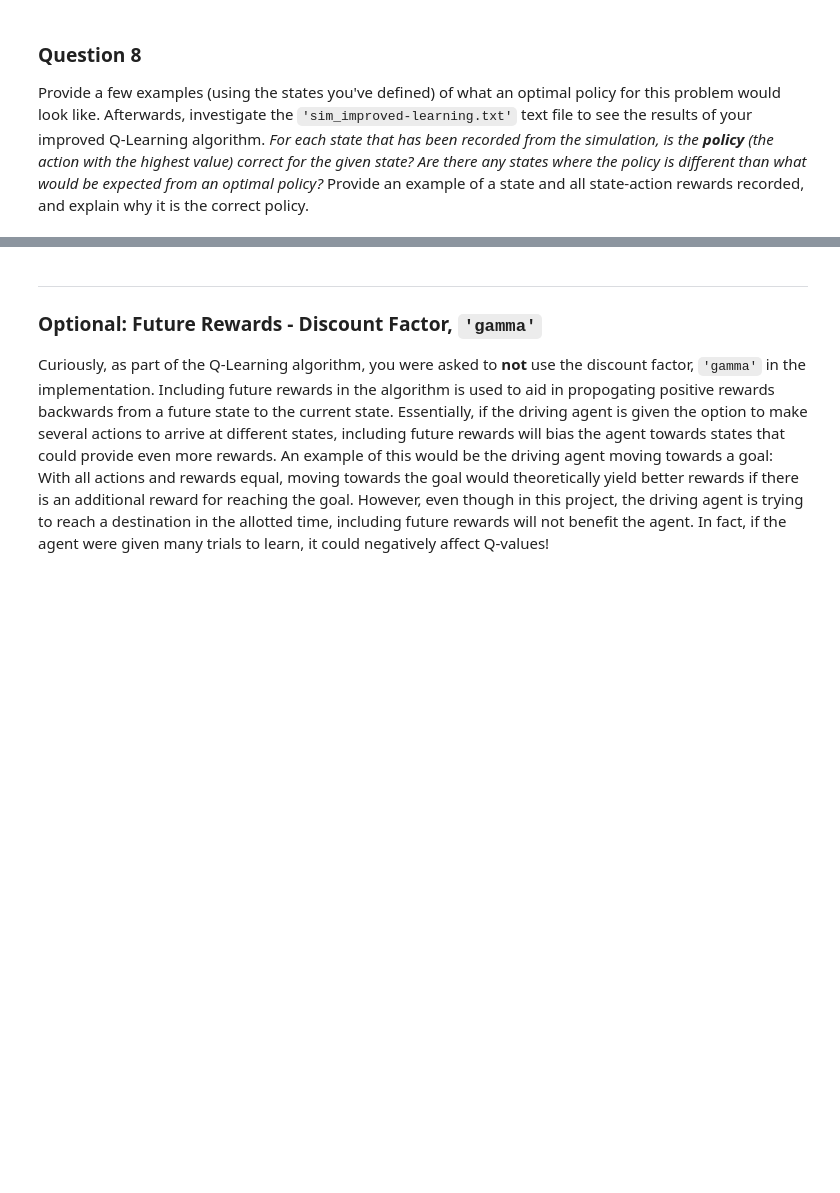
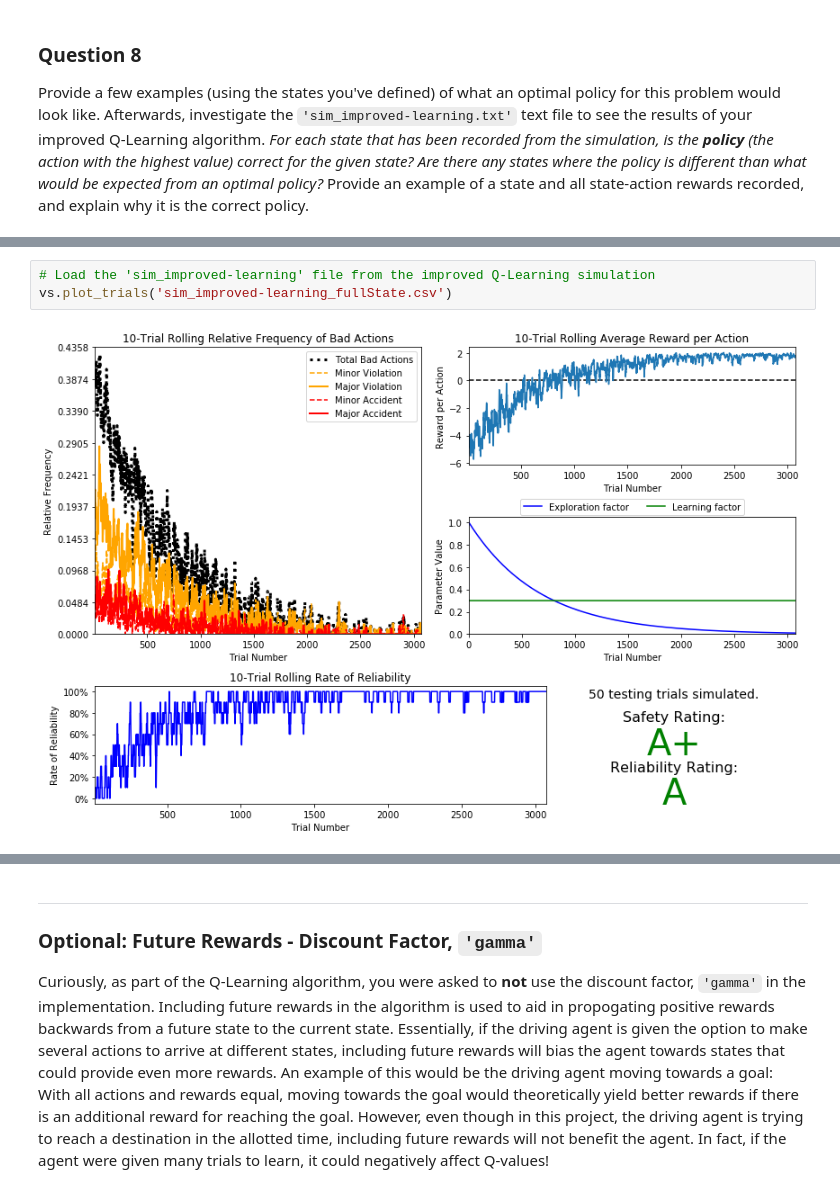
Before and after one commit to mqkh515/udacityMLND, a Jupyter notebook: projects/smartcab/smartcab.ipynb, the cells around one changed output, grey strips where cells are left out. Drawn from its saved outputs; the diff is of its cells as text; blank space fills up the shorter version.

```diff
--- a/projects/smartcab/smartcab.ipynb
+++ b/projects/smartcab/smartcab.ipynb
@@ -333,0 +338,5 @@ Provide a few examples (using the states you've defined) of what an optimal poli
+# %%
+# Load the 'sim_improved-learning' file from the improved Q-Learning simulation
+vs.plot_trials('sim_improved-learning_fullState.csv')
+# %% [output]
+[figure, added]
```
Also changed, not shown: parts of 6 cells of this notebook, 1 other file.
